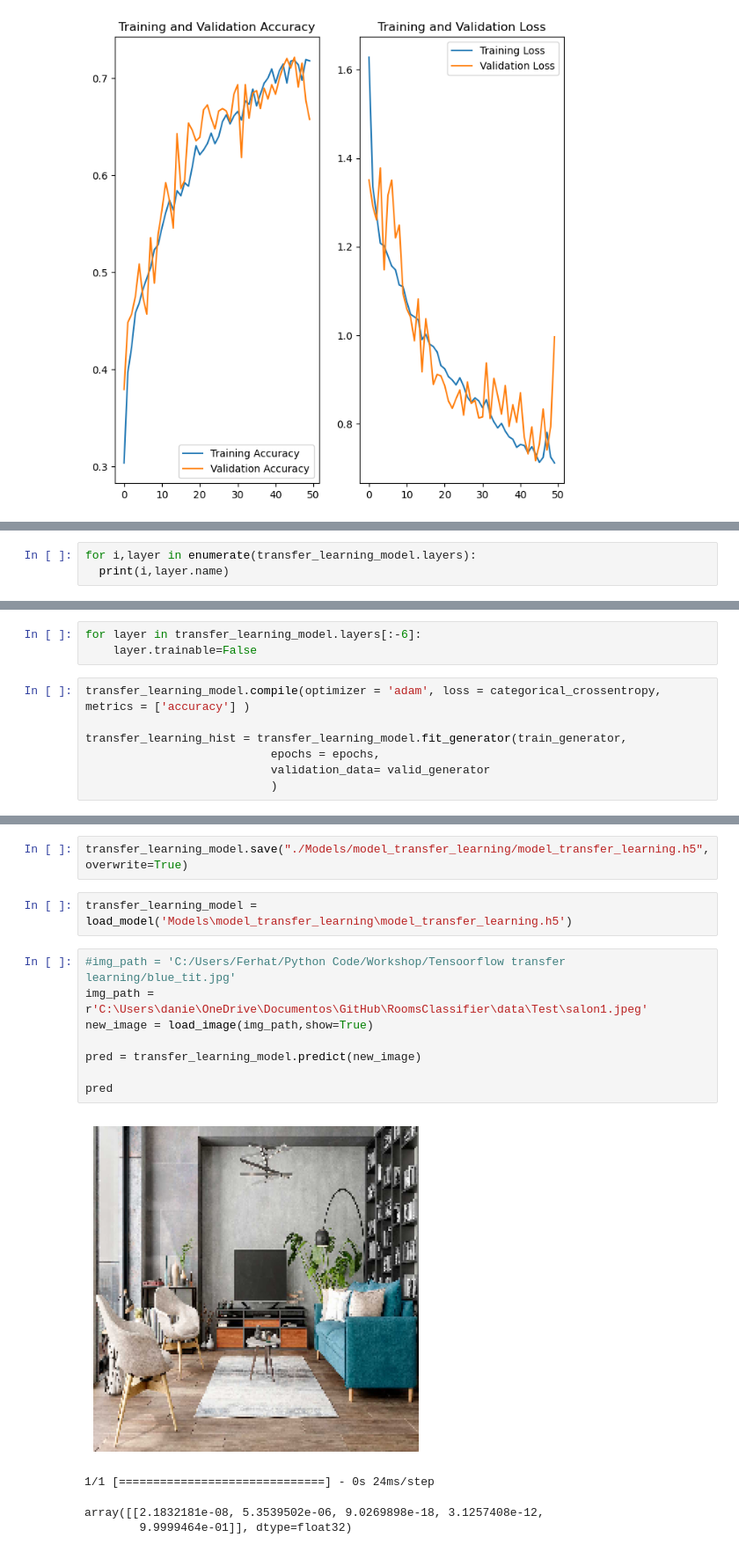
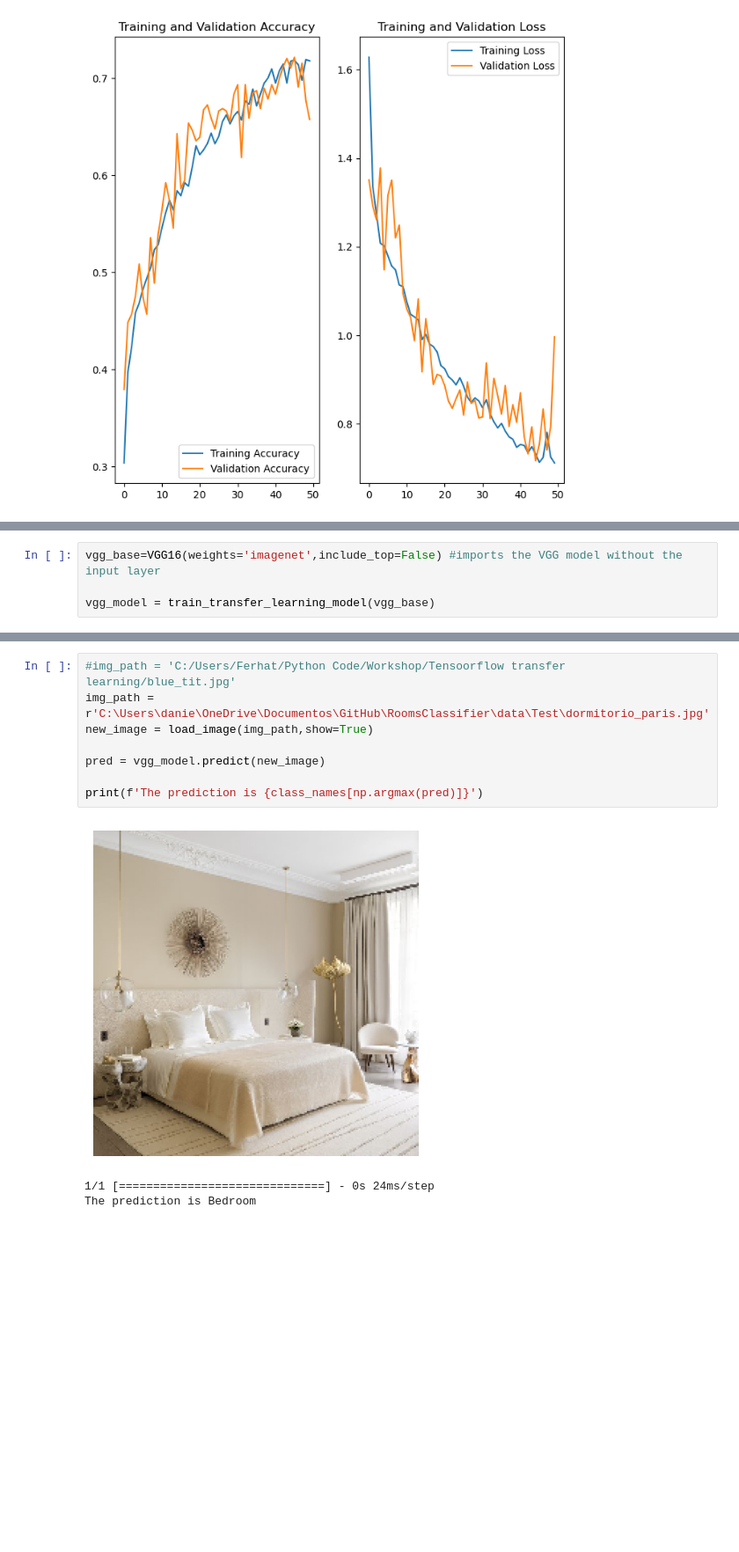
Before and after one commit to Panatore/RoomsClassifier, a Jupyter notebook: TFM.ipynb, the cells around one changed output, grey strips where cells are left out. Shown at 88% size. Saved outputs shown, nothing was run; the diff lists cells and outputs as text; blank space fills up the shorter version.

Commit message:
Changes in the jupyter notebook and test with the fine tuning script new hyperparameters
Added in the jupyter a new function to create models of transfer learning and a evaluation of that models.

```diff
--- a/TFM.ipynb
+++ b/TFM.ipynb
@@ -442,3 +347,0 @@ transfer_learning_model=Model(inputs=base_model.input,outputs=preds)
-# %%
-for i,layer in enumerate(transfer_learning_model.layers):
-  print(i,layer.name)
@@ -463,10 +347,0 @@ for i,layer in enumerate(transfer_learning_model.layers):
-# %%
-for layer in transfer_learning_model.layers[:-6]:
-    layer.trainable=False
-# %%
-transfer_learning_model.compile(optimizer = 'adam', loss = categorical_crossentropy, metrics = ['accuracy'] )
-
-transfer_learning_hist = transfer_learning_model.fit_generator(train_generator,
-                           epochs = epochs,
-                           validation_data= valid_generator
-                           )
@@ -494,0 +443,4 @@ plot_history(transfer_learning_hist)
+# %%
+vgg_base=VGG16(weights='imagenet',include_top=False) #imports the VGG model without the input layer
+
+vgg_model = train_transfer_learning_model(vgg_base)
@@ -520,18 +540,13 @@ print(f'The prediction is {class_names[np.argmax(pred)]}')
 The prediction is Living Room
-# %%
-transfer_learning_model.save("./Models/model_transfer_learning/model_transfer_learning.h5",overwrite=True)
-# %%
-transfer_learning_model = load_model('Models\model_transfer_learning\model_transfer_learning.h5')
 # %%
 #img_path = 'C:/Users/Ferhat/Python Code/Workshop/Tensoorflow transfer learning/blue_tit.jpg'
-img_path = r'C:\Users\danie\OneDrive\Documentos\GitHub\RoomsClassifier\data\Test\salon1.jpeg'
+img_path = r'C:\Users\danie\OneDrive\Documentos\GitHub\RoomsClassifier\data\Test\dormitorio_paris.jpg'
 new_image = load_image(img_path,show=True)
 
-pred = transfer_learning_model.predict(new_image)
+pred = vgg_model.predict(new_image)
 
-pred
+print(f'The prediction is {class_names[np.argmax(pred)]}')
 # %% [output]
-[figure, old version]
+[figure, new version]
 1/1 [==============================] - 0s 24ms/step
+The prediction is Bedroom
-array([[2.1832181e-08, 5.3539502e-06, 9.0269898e-18, 3.1257408e-12,
-        9.9999464e-01]], dtype=float32)
```
Also changed, not shown: parts of 35 cells of this notebook, 1 other file.
